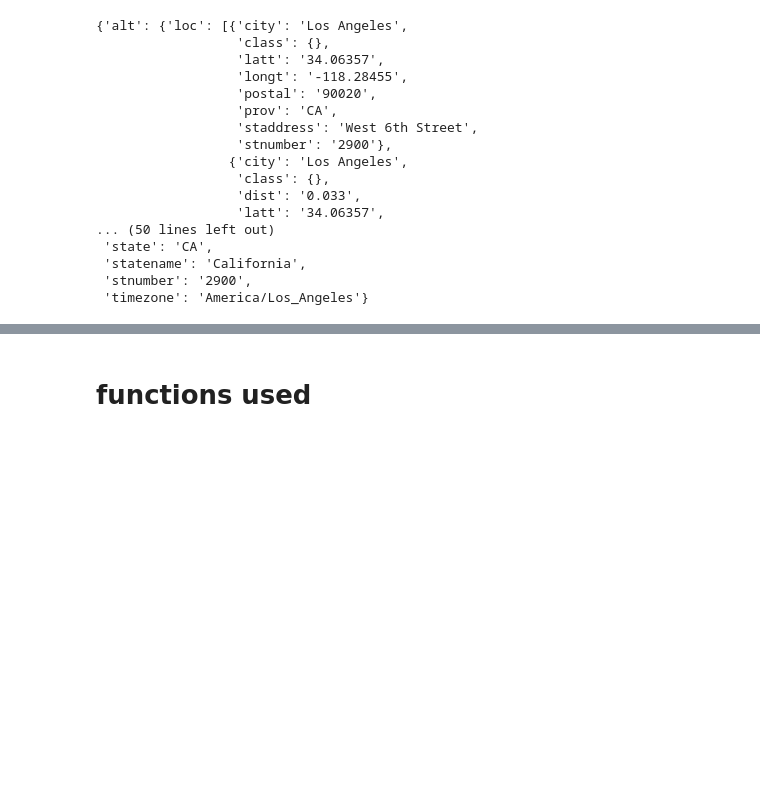
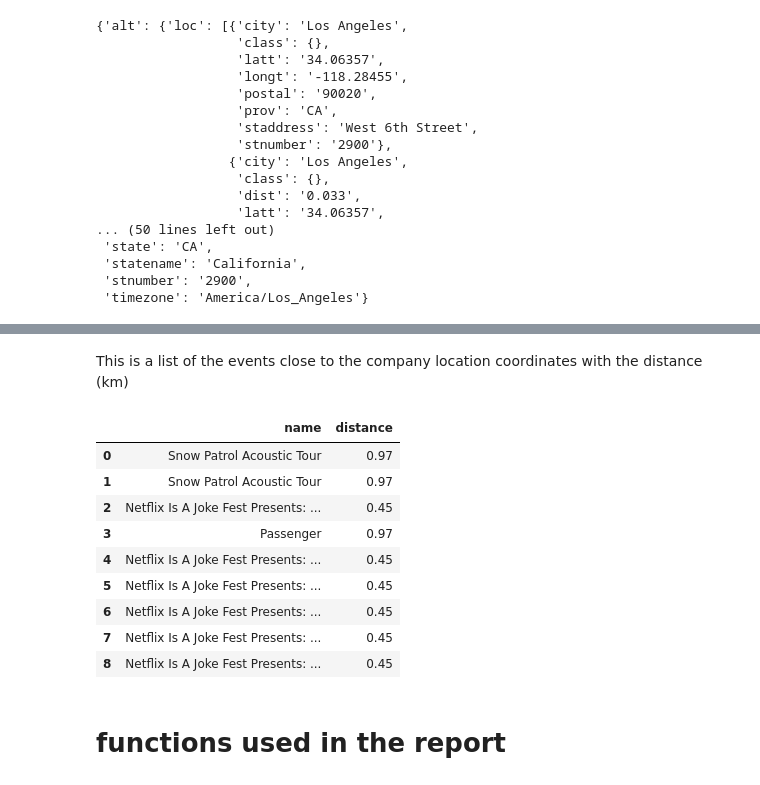
Before and after one commit to silviaserafini/Company--HQ-locator, a Jupyter notebook: Geolocalization.ipynb, the cells around one changed output, grey strips where cells are left out. Saved outputs shown, nothing was run; the diff lists cells and outputs as text; code cells hidden in the pictures; blank space fills up the shorter version.

```diff
--- a/Geolocalization.ipynb
+++ b/Geolocalization.ipynb
@@ -5,6 +5,7 @@ from pymongo import MongoClient
 from pandas.io.json import json_normalize
 import pandas as pd
 from IPython.display import Image
+
 
 #import the data
 Starbucks=pd.read_json("INPUT/Starbucks1.json")
@@ -16,6 +17,7 @@ CompRecent=pd.read_json("INPUT/Comp11.json")
 
 #this database includes All the different category_codes documents (all together for the map plots)
 BigComp=pd.read_json("INPUT/alltot_processed.json")
+events=pd.read_json("INPUT/Events.json")
 # %% [markdown]
 # First step: finding the city
 # %% [markdown]
@@ -200,5 +201,20 @@ pprint.pprint(json)
+# %% [markdown]
+This is a list of the events close to the company location coordinates with the distance (km)
+# %%
+events[["name",'distance']]
+# %% [output]
+|  | name | distance |
+| 0 | Snow Patrol Acoustic Tour | 0.97 |
+| 1 | Snow Patrol Acoustic Tour | 0.97 |
+| 2 | Netflix Is A Joke Fest Presents: ... | 0.45 |
+| 3 | Passenger | 0.97 |
+| 4 | Netflix Is A Joke Fest Presents: ... | 0.45 |
+| 5 | Netflix Is A Joke Fest Presents: ... | 0.45 |
+| 6 | Netflix Is A Joke Fest Presents: ... | 0.45 |
+| 7 | Netflix Is A Joke Fest Presents: ... | 0.45 |
+| 8 | Netflix Is A Joke Fest Presents: ... | 0.45 |
 # %% [markdown]
-# functions used
+# functions used in the report
 # %%
 from math import sin, cos, sqrt, atan2, radians
 
```
Also changed, not shown: parts of 3 cells of this notebook, 4 other files.
